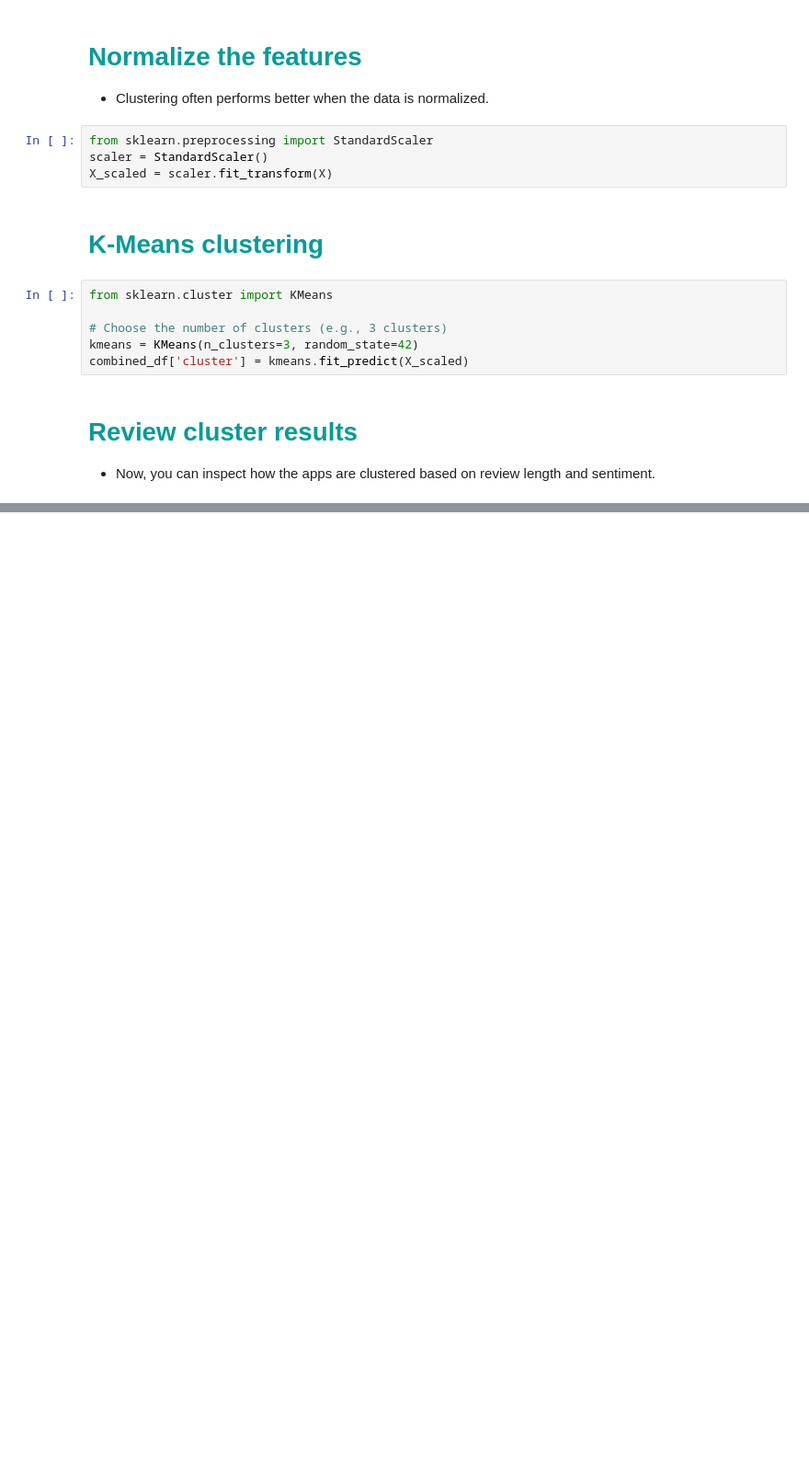
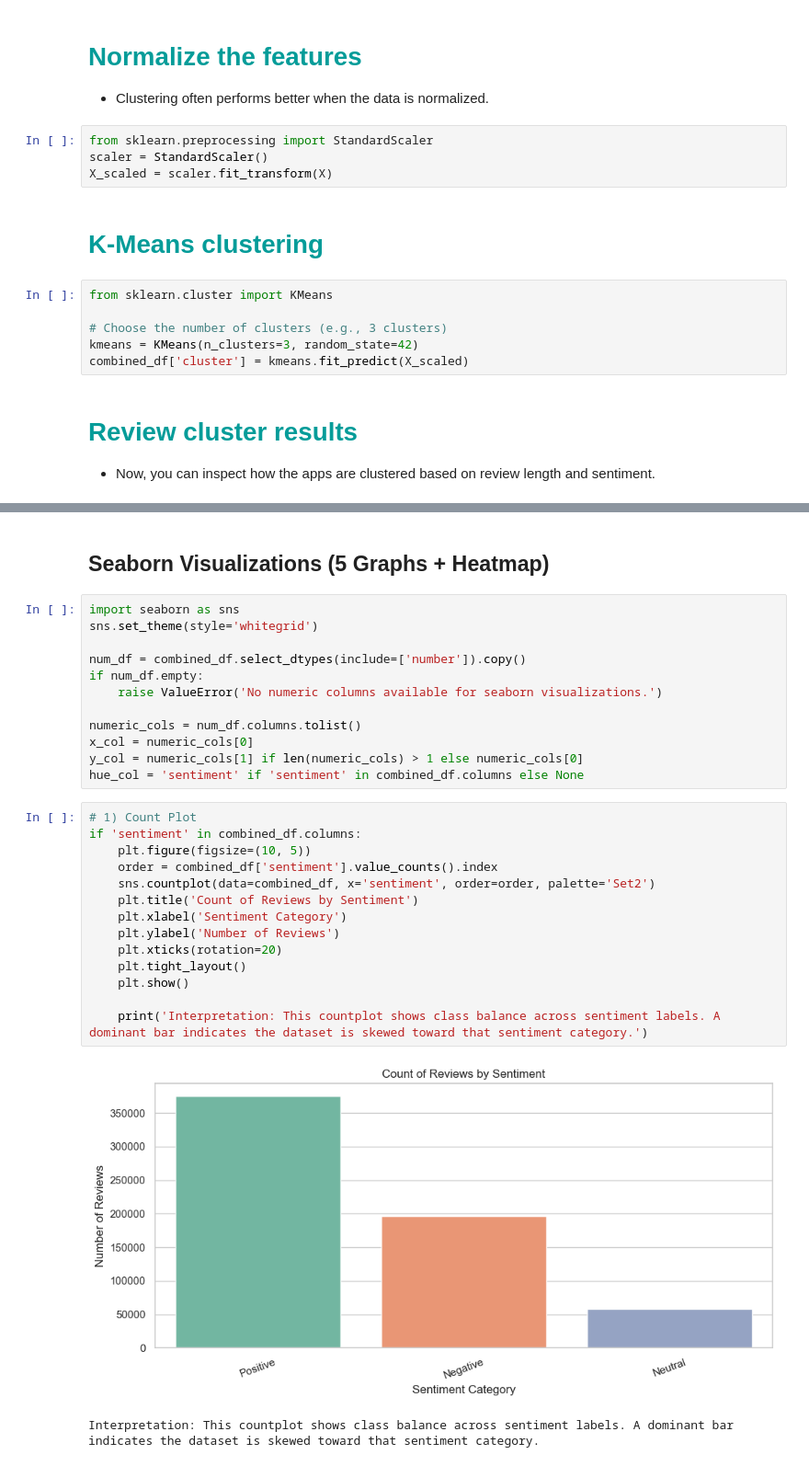
Before and after one commit to vinayakchandra/DS-online-shopping-review, a Jupyter notebook: shopping.ipynb, the cells around one changed output, grey strips where cells are left out. Shown at 92% size. Saved outputs shown, nothing was run; the diff lists cells and outputs as text; blank space fills up the shorter version.

Commit message:
add seaborn grpahs

```diff
--- a/shopping.ipynb
+++ b/shopping.ipynb
@@ -301,0 +437,31 @@ plt.show()
+# %% [markdown]
+## Seaborn Visualizations (5 Graphs + Heatmap)
+# %%
+import seaborn as sns
+sns.set_theme(style='whitegrid')
+
+num_df = combined_df.select_dtypes(include=['number']).copy()
+if num_df.empty:
+    raise ValueError('No numeric columns available for seaborn visualizations.')
+
+numeric_cols = num_df.columns.tolist()
+x_col = numeric_cols[0]
+y_col = numeric_cols[1] if len(numeric_cols) > 1 else numeric_cols[0]
+hue_col = 'sentiment' if 'sentiment' in combined_df.columns else None
+# %%
+# 1) Count Plot
+if 'sentiment' in combined_df.columns:
+    plt.figure(figsize=(10, 5))
+    order = combined_df['sentiment'].value_counts().index
+    sns.countplot(data=combined_df, x='sentiment', order=order, palette='Set2')
+    plt.title('Count of Reviews by Sentiment')
+    plt.xlabel('Sentiment Category')
+    plt.ylabel('Number of Reviews')
+    plt.xticks(rotation=20)
+    plt.tight_layout()
+    plt.show()
+
+    print('Interpretation: This countplot shows class balance across sentiment labels. A dominant bar indicates the dataset is skewed toward that sentiment category.')
+# %% [output]
+[figure, added]
+Interpretation: This countplot shows class balance across sentiment labels. A dominant bar indicates the dataset is skewed toward that sentiment category.
```
Also changed, not shown: parts of 20 cells of this notebook, 1 other file.
